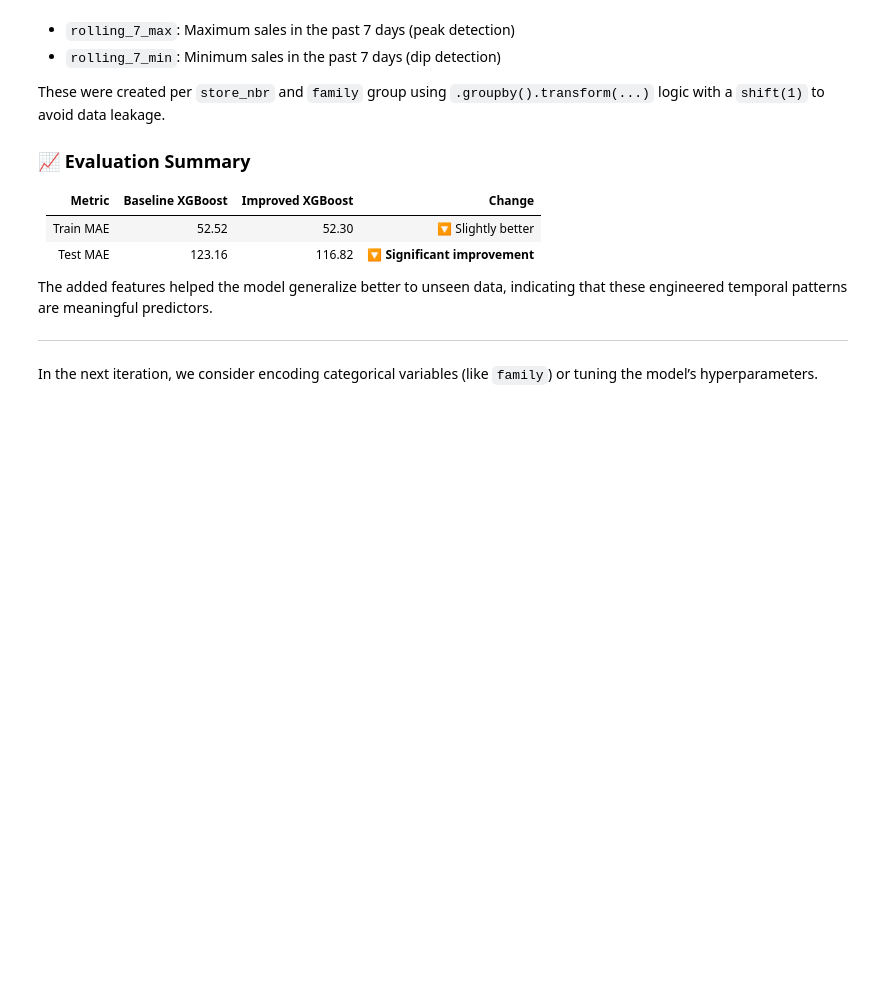
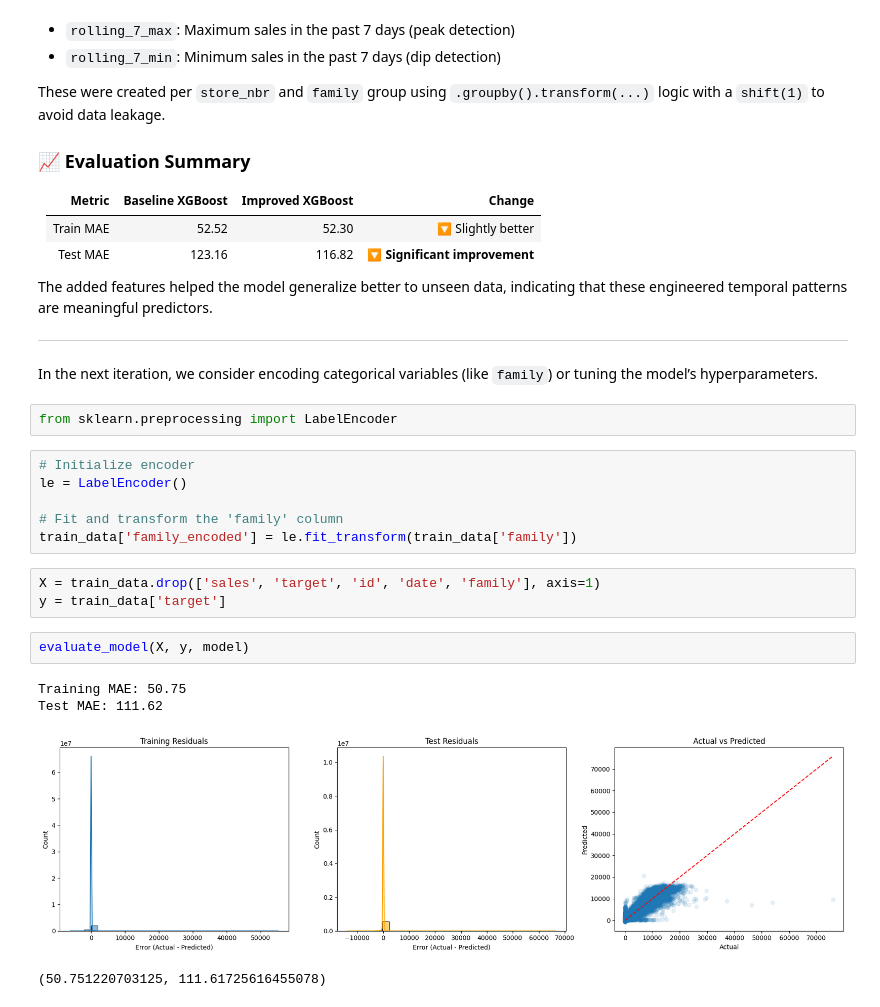
Before and after one commit to gregloos/Store-Sales-Forecasting, a Jupyter notebook: forecasting.ipynb, the cells around one changed output. Drawn from its saved outputs; the diff is of its cells as text; blank space fills up the shorter version.

```diff
--- a/forecasting.ipynb
+++ b/forecasting.ipynb
@@ -474,3 +474,21 @@ The added features helped the model generalize better to unseen data, indicating
 ---
 
 In the next iteration, we consider encoding categorical variables (like `family`) or tuning the model’s hyperparameters.
+# %%
+from sklearn.preprocessing import LabelEncoder
+# %%
+# Initialize encoder
+le = LabelEncoder()
+
+# Fit and transform the 'family' column
+train_data['family_encoded'] = le.fit_transform(train_data['family'])
+# %%
+X = train_data.drop(['sales', 'target', 'id', 'date', 'family'], axis=1)
+y = train_data['target']
+# %%
+evaluate_model(X, y, model)
+# %% [output]
+Training MAE: 50.75
+Test MAE: 111.62
+[figure, added]
+(50.751220703125, 111.61725616455078)
```
Also changed, not shown: parts of 7 cells of this notebook.
